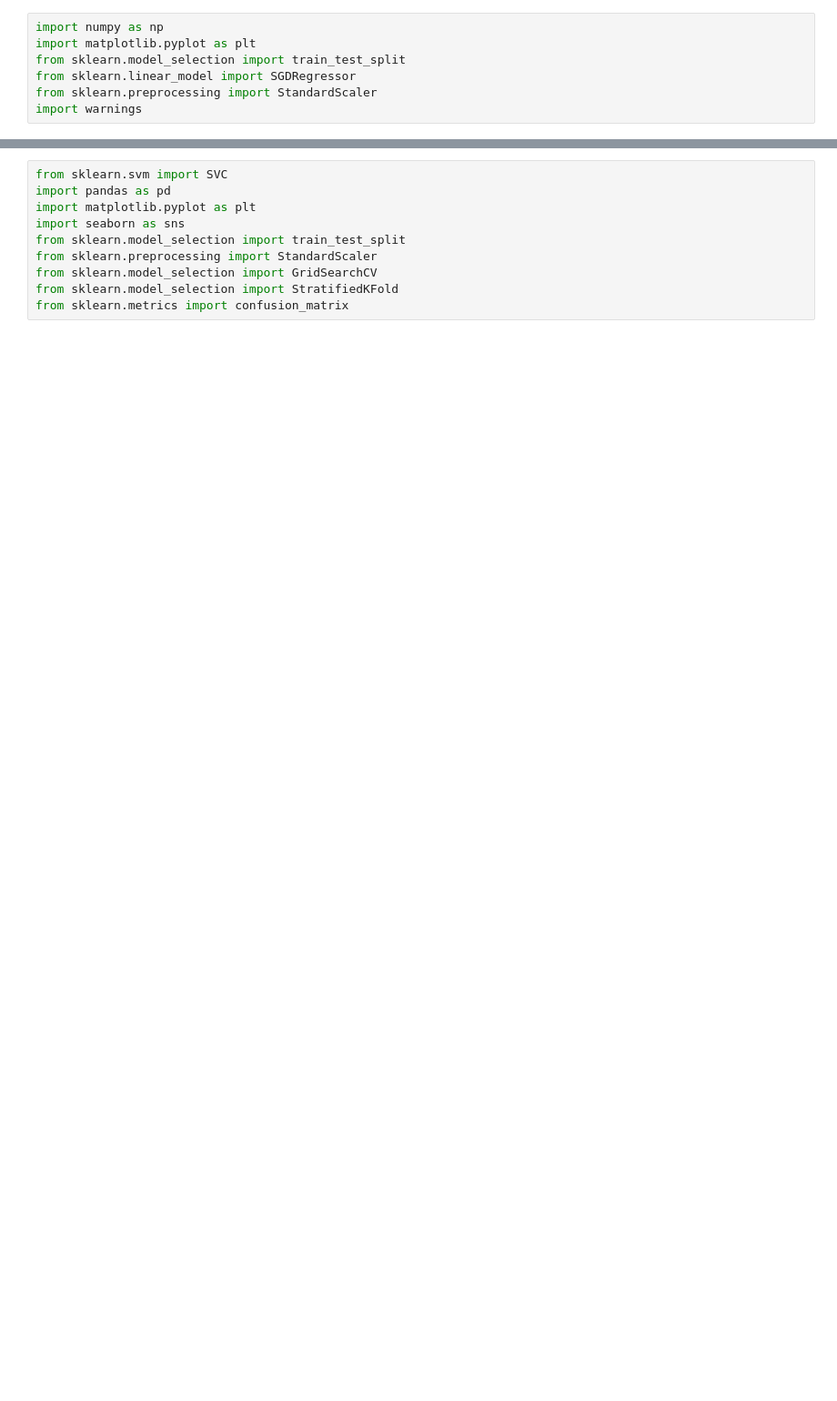
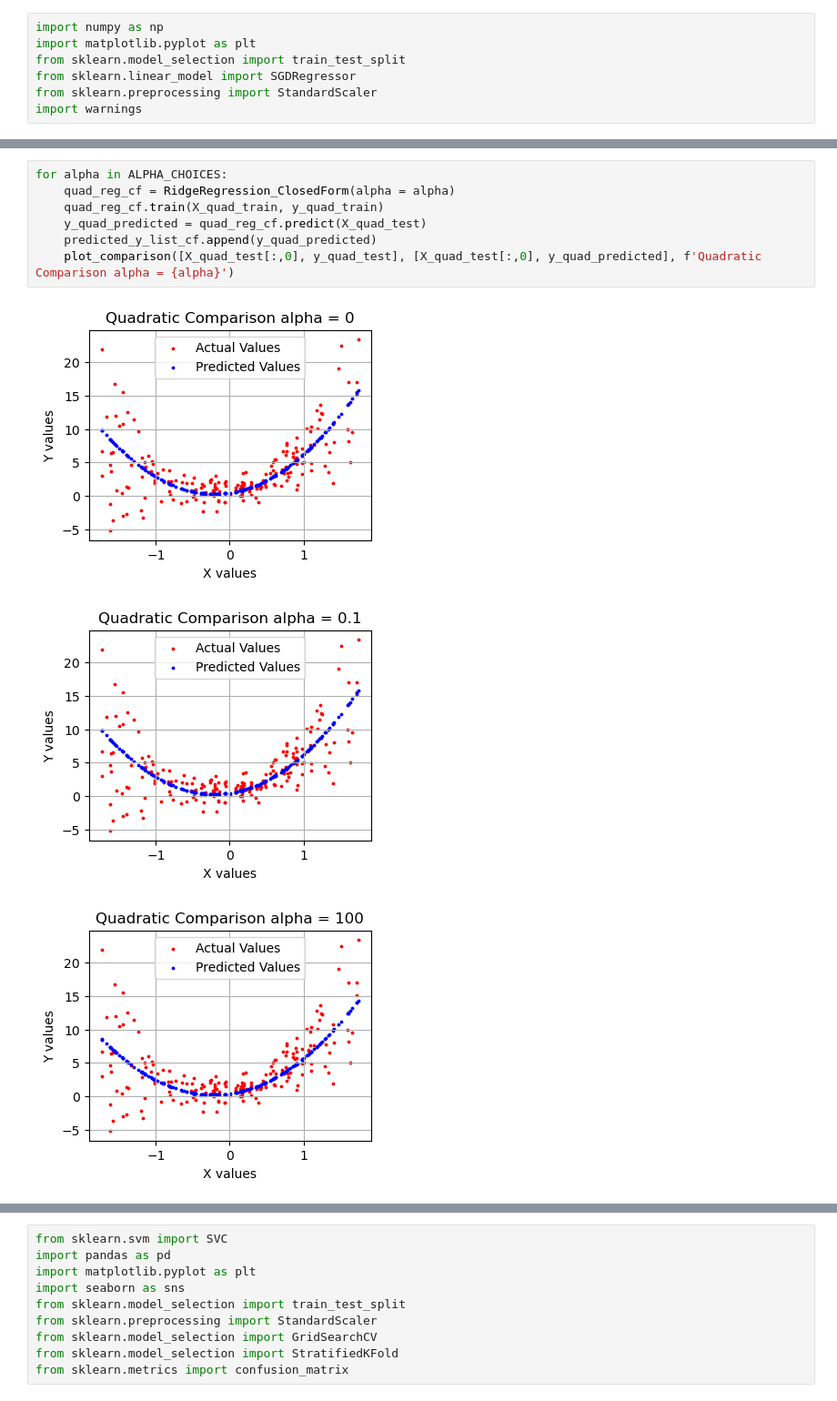
Before and after one commit to b0b3000/MachineLearningProject1, a Jupyter notebook: project.ipynb, the cells around one changed output, grey strips where cells are left out. Shown at 91% size. Saved outputs shown, nothing was run; the diff lists cells and outputs as text; blank space fills up the shorter version.

```diff
--- a/project.ipynb
+++ b/project.ipynb
@@ -138,0 +142,11 @@ COLUMNS:
+# %%
+for alpha in ALPHA_CHOICES:
+    quad_reg_cf = RidgeRegression_ClosedForm(alpha = alpha)
+    quad_reg_cf.train(X_quad_train, y_quad_train)
+    y_quad_predicted = quad_reg_cf.predict(X_quad_test)
+    predicted_y_list_cf.append(y_quad_predicted)
+    plot_comparison([X_quad_test[:,0], y_quad_test], [X_quad_test[:,0], y_quad_predicted], f'Quadratic Comparison alpha = {alpha}')
+# %% [output]
+[figure, added]
+[figure, added]
+[figure, added]
```
Also changed, not shown: parts of 47 cells of this notebook.
